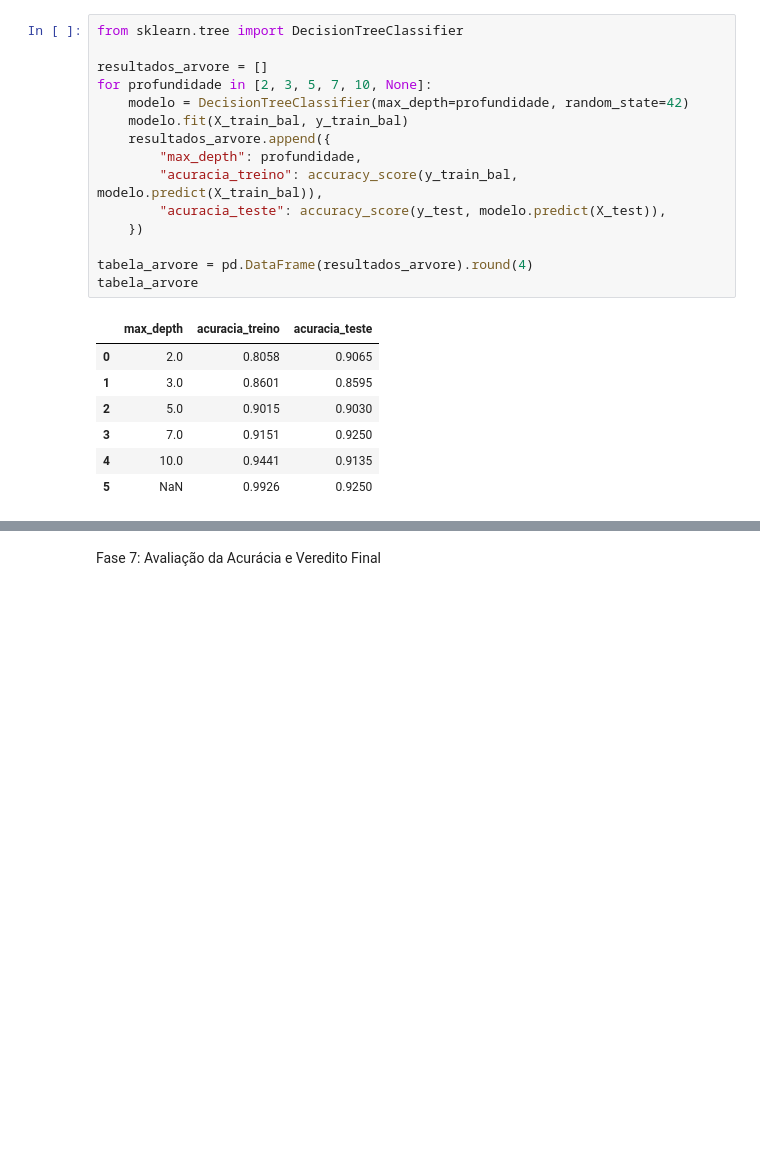
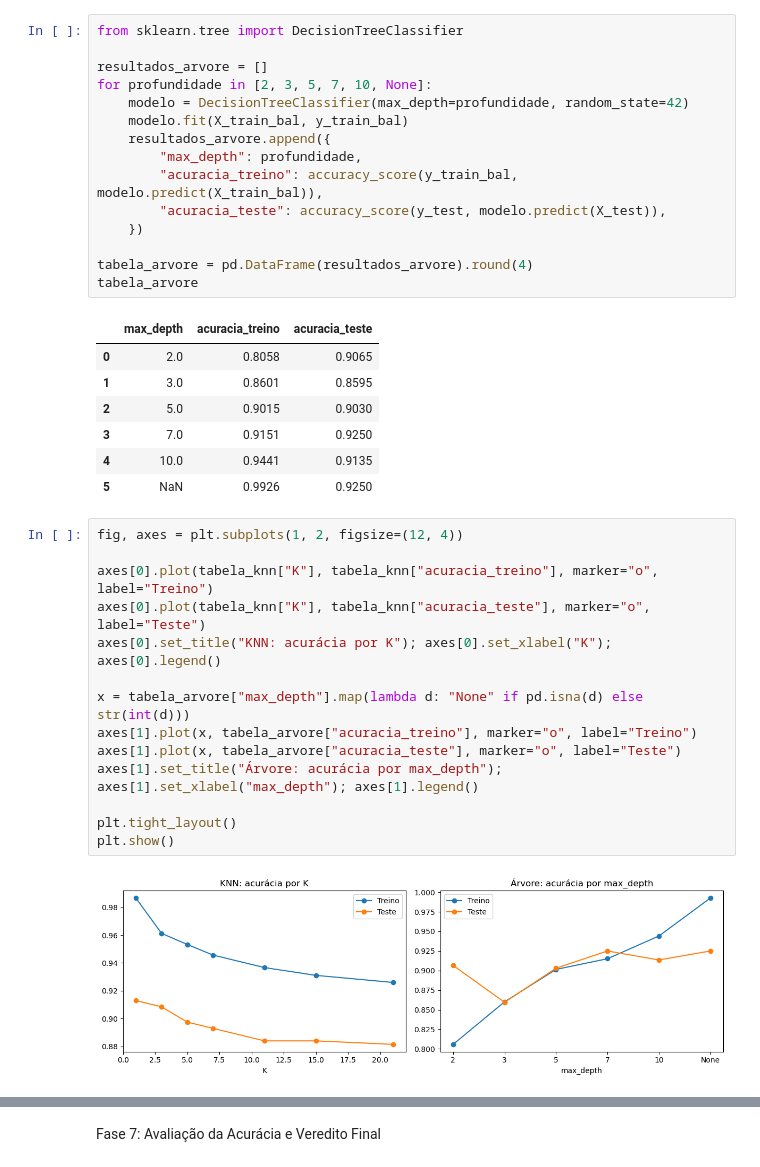
Before and after one commit to leandrolima25prog/manutencao-preditiva-ia, a Jupyter notebook: projeto_final_modulo1.ipynb, the cells around one changed output, grey strips where cells are left out. Saved outputs shown, nothing was run; the diff lists cells and outputs as text; blank space fills up the shorter version.

```diff
--- a/projeto_final_modulo1.ipynb
+++ b/projeto_final_modulo1.ipynb
@@ -386,3 +386,19 @@ tabela_arvore
 | 3 | 7.0 | 0.9151 | 0.9250 |
 | 4 | 10.0 | 0.9441 | 0.9135 |
 | 5 | NaN | 0.9926 | 0.9250 |
+# %%
+fig, axes = plt.subplots(1, 2, figsize=(12, 4))
+
+axes[0].plot(tabela_knn["K"], tabela_knn["acuracia_treino"], marker="o", label="Treino")
+axes[0].plot(tabela_knn["K"], tabela_knn["acuracia_teste"], marker="o", label="Teste")
+axes[0].set_title("KNN: acurácia por K"); axes[0].set_xlabel("K"); axes[0].legend()
+
+x = tabela_arvore["max_depth"].map(lambda d: "None" if pd.isna(d) else str(int(d)))
+axes[1].plot(x, tabela_arvore["acuracia_treino"], marker="o", label="Treino")
+axes[1].plot(x, tabela_arvore["acuracia_teste"], marker="o", label="Teste")
+axes[1].set_title("Árvore: acurácia por max_depth"); axes[1].set_xlabel("max_depth"); axes[1].legend()
+
+plt.tight_layout()
+plt.show()
+# %% [output]
+[figure, added]
```
Also changed, not shown: parts of 1 cell of this notebook.
